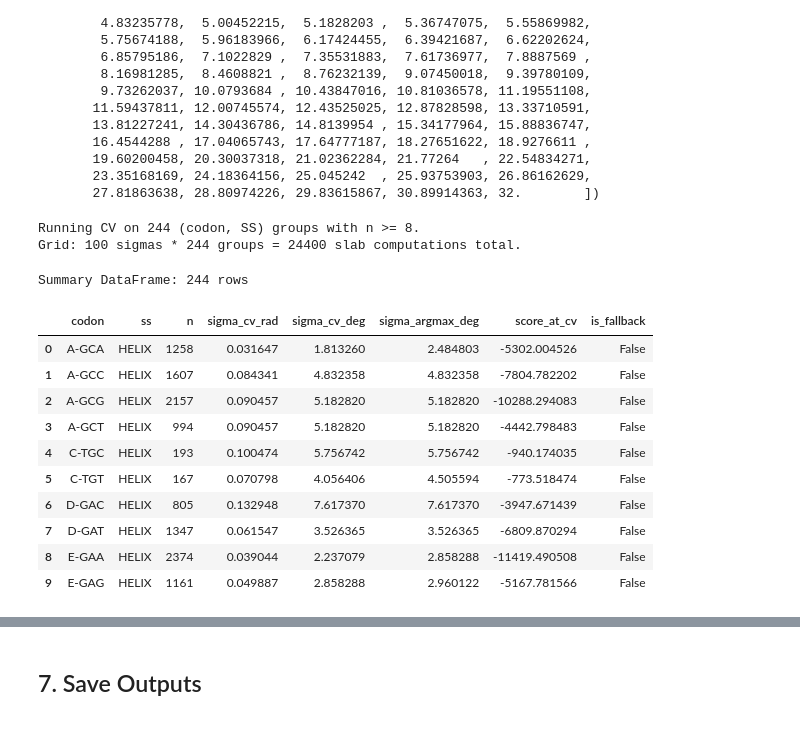
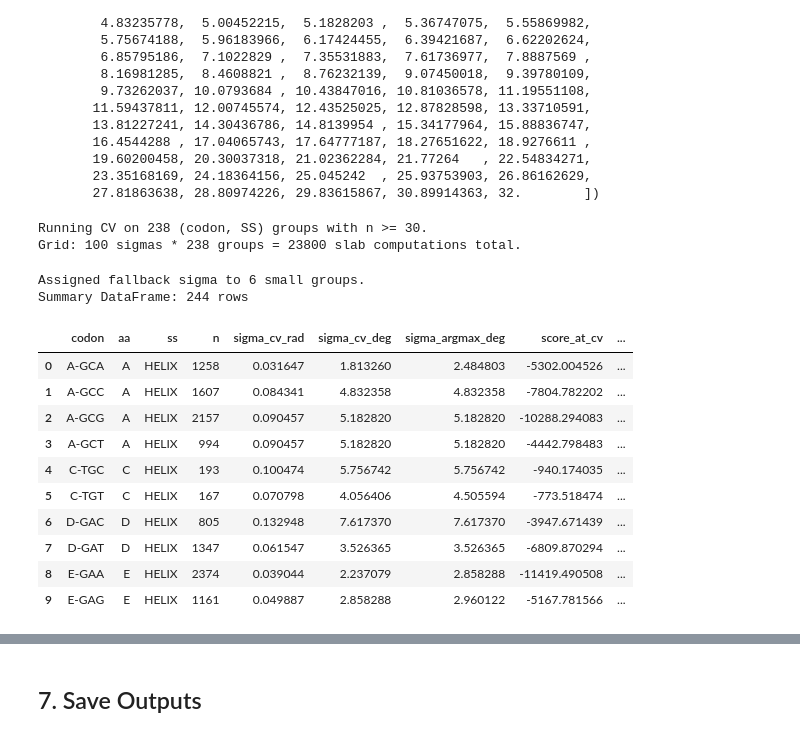
Before and after one commit to vistalab-technion/pp5, a Jupyter notebook: notebooks/kernel_bandwidth_cv.ipynb, the cells around one changed output, grey strips where cells are left out. Cells and saved outputs as stored; diff of their text form; code cells hidden in the pictures.

```diff
--- a/notebooks/kernel_bandwidth_cv.ipynb
+++ b/notebooks/kernel_bandwidth_cv.ipynb
@@ -31,7 +31,7 @@ GRID_HIGH = pi
 CV_MODE = "loo"  # "kfold" / "loo"
 K_FOLDS = 5
 SEED = 42  # seeds fold assignment and any other random operations
-N_MIN = 8  # groups with fewer observations are assigned a fallback sigma
+N_MIN = 30  # groups with fewer observations are assigned a fallback sigma
 
 # Tolerance for plateau detection: ε = CV_SCORE_TOLERANCE * (max_LL − min_LL).
 # σ_cv is the smallest σ whose LL is within ε of the maximum, so that among
@@ -608,8 +636,8 @@ print(
     f"{len(SIGMA_GRID_DEG) * len(cv_groups)} slab computations total."
 )
 # %% [output]
-Running CV on 244 (codon, SS) groups with n >= 8.
-Grid: 100 sigmas * 244 groups = 24400 slab computations total.
+Running CV on 238 (codon, SS) groups with n >= 30.
+Grid: 100 sigmas * 238 groups = 23800 slab computations total.
 # %%
 with tqdm_joblib(tqdm(total=len(cv_groups), desc="CV sweep")):
     cv_results_list = Parallel(n_jobs=N_JOBS)(
@@ -630,9 +658,12 @@ with tqdm_joblib(tqdm(total=len(cv_groups), desc="CV sweep")):
     )
 # %%
 # Build summary DataFrame
+from numba.cuda.stubs import local
+
 cv_summary_rows = [
     {
         "codon": r["codon"],
+        "aa": r["codon"].split("-")[0],
         "ss": r["ss"],
         "n": r["n"],
         "sigma_cv_rad": r["sigma_cv_rad"],
@@ -643,43 +674,57 @@ cv_summary_rows = [
     }
     for r in cv_results_list
 ]
 
 # Fallback: assign SS-median sigma to groups with n < N_MIN
 fallback_groups = group_sizes[group_sizes["n"] < N_MIN].copy()
 if len(fallback_groups) > 0:
     df_cv = pd.DataFrame(cv_summary_rows)
-    ss_median_sigma = df_cv.groupby("ss")["sigma_cv_deg"].median()
+
+    df_median_sigma = df_cv.groupby(["ss", "aa"])["sigma_cv_deg"].median().reset_index()
+
     for _, row in fallback_groups.iterrows():
-        fallback_sigma_deg = ss_median_sigma.get(row["ss"], ss_median_sigma.median())
+        aa = row["codon"].split("-")[0]
+
+        # Fallback based on median sigma for the same AA+SS
+        fallback_sigma_deg_df = df_median_sigma.query(
+            "ss == @ss and aa == @aa",
+            local_dict={"ss": row["ss"], "aa": aa},
+        )
+        assert len(fallback_sigma_deg_df) == 1
+
+        fallback_sigma_deg = fallback_sigma_deg_df["sigma_cv_deg"].values[0]
+
         cv_summary_rows.append(
             {
                 "codon": row["codon"],
+                "aa": aa,
                 "ss": row["ss"],
                 "n": row["n"],
                 "sigma_cv_rad": float(np.deg2rad(fallback_sigma_deg)),
                 "sigma_cv_deg": float(fallback_sigma_deg),
                 "sigma_argmax_deg": float("nan"),
                 "score_at_cv": float("nan"),
                 "is_fallback": True,
             }
         )
     print(f"Assigned fallback sigma to {len(fallback_groups)} small groups.")
 
 df_cv = (
     pd.DataFrame(cv_summary_rows).sort_values(["ss", "codon"]).reset_index(drop=True)
 )
 print(f"Summary DataFrame: {len(df_cv)} rows")
 df_cv.head(10)
 # %% [output]
+Assigned fallback sigma to 6 small groups.
 Summary DataFrame: 244 rows
-|  | codon | ss | n | sigma_cv_rad | sigma_cv_deg | sigma_argmax_deg | score_at_cv | is_fallback |
-| 0 | A-GCA | HELIX | 1258 | 0.031647 | 1.813260 | 2.484803 | -5302.004526 | False |
-| 1 | A-GCC | HELIX | 1607 | 0.084341 | 4.832358 | 4.832358 | -7804.782202 | False |
-| 2 | A-GCG | HELIX | 2157 | 0.090457 | 5.182820 | 5.182820 | -10288.294083 | False |
-| 3 | A-GCT | HELIX | 994 | 0.090457 | 5.182820 | 5.182820 | -4442.798483 | False |
-| 4 | C-TGC | HELIX | 193 | 0.100474 | 5.756742 | 5.756742 | -940.174035 | False |
-| 5 | C-TGT | HELIX | 167 | 0.070798 | 4.056406 | 4.505594 | -773.518474 | False |
-| 6 | D-GAC | HELIX | 805 | 0.132948 | 7.617370 | 7.617370 | -3947.671439 | False |
-| 7 | D-GAT | HELIX | 1347 | 0.061547 | 3.526365 | 3.526365 | -6809.870294 | False |
-| 8 | E-GAA | HELIX | 2374 | 0.039044 | 2.237079 | 2.858288 | -11419.490508 | False |
-| 9 | E-GAG | HELIX | 1161 | 0.049887 | 2.858288 | 2.960122 | -5167.781566 | False |
+|  | codon | aa | ss | n | sigma_cv_rad | sigma_cv_deg | sigma_argmax_deg | score_at_cv | ... |
+| 0 | A-GCA | A | HELIX | 1258 | 0.031647 | 1.813260 | 2.484803 | -5302.004526 | ... |
+| 1 | A-GCC | A | HELIX | 1607 | 0.084341 | 4.832358 | 4.832358 | -7804.782202 | ... |
+| 2 | A-GCG | A | HELIX | 2157 | 0.090457 | 5.182820 | 5.182820 | -10288.294083 | ... |
+| 3 | A-GCT | A | HELIX | 994 | 0.090457 | 5.182820 | 5.182820 | -4442.798483 | ... |
+| 4 | C-TGC | C | HELIX | 193 | 0.100474 | 5.756742 | 5.756742 | -940.174035 | ... |
+| 5 | C-TGT | C | HELIX | 167 | 0.070798 | 4.056406 | 4.505594 | -773.518474 | ... |
+| 6 | D-GAC | D | HELIX | 805 | 0.132948 | 7.617370 | 7.617370 | -3947.671439 | ... |
+| 7 | D-GAT | D | HELIX | 1347 | 0.061547 | 3.526365 | 3.526365 | -6809.870294 | ... |
+| 8 | E-GAA | E | HELIX | 2374 | 0.039044 | 2.237079 | 2.858288 | -11419.490508 | ... |
+| 9 | E-GAG | E | HELIX | 1161 | 0.049887 | 2.858288 | 2.960122 | -5167.781566 | ... |
```
Also changed, not shown: parts of 14 cells of this notebook.
